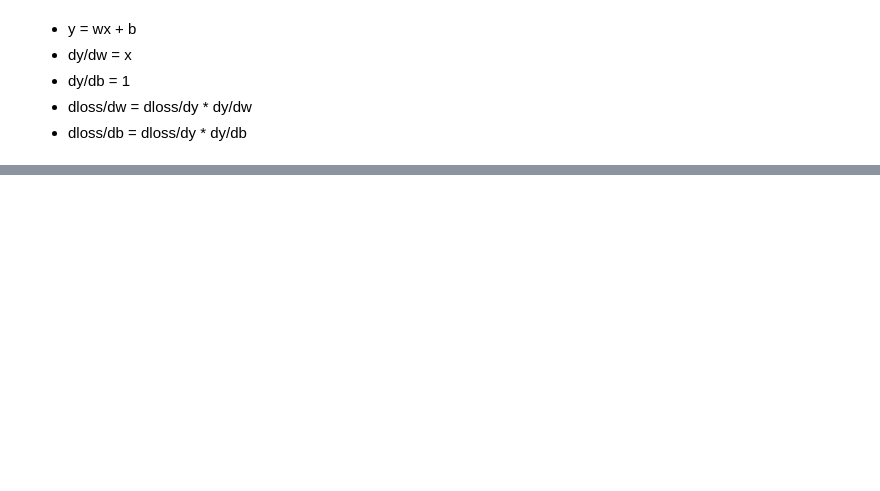
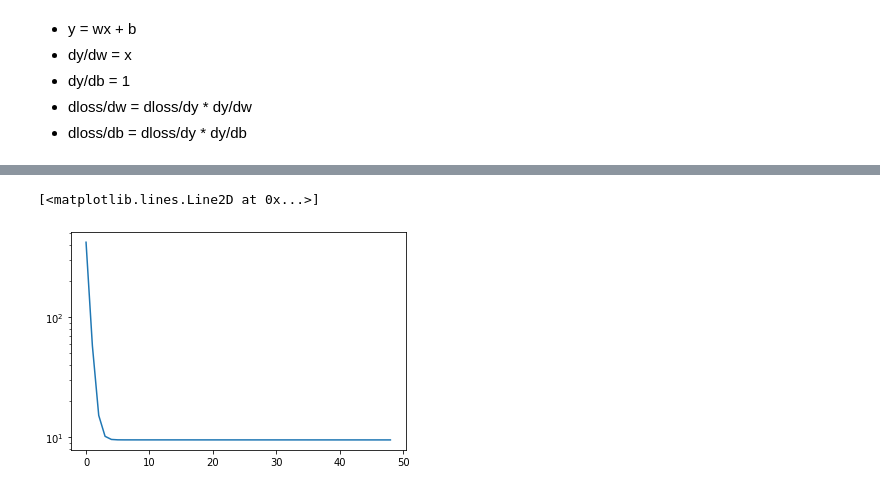
Before and after one commit to rusamentiaga/pytorch-test, a Jupyter notebook: 2_learning.ipynb, the cells around one changed output, grey strips where cells are left out. Cells and saved outputs as stored; diff of their text form; code cells hidden in the pictures; blank space fills up the shorter version.

```diff
--- a/2_learning.ipynb
+++ b/2_learning.ipynb
@@ -126,3 +127,8 @@ Epoch 10000, Loss 9.106322288513184, wp_grad: 0.0068359375, bp_grad: -0.50176906
+# %%
+plt.semilogy(loss[1:50])
+# %% [output]
+[<matplotlib.lines.Line2D at 0x...>]
+[figure, added]
 # %%
 plt.plot(x,y)
 
```
Also changed, not shown: parts of 16 cells of this notebook.
